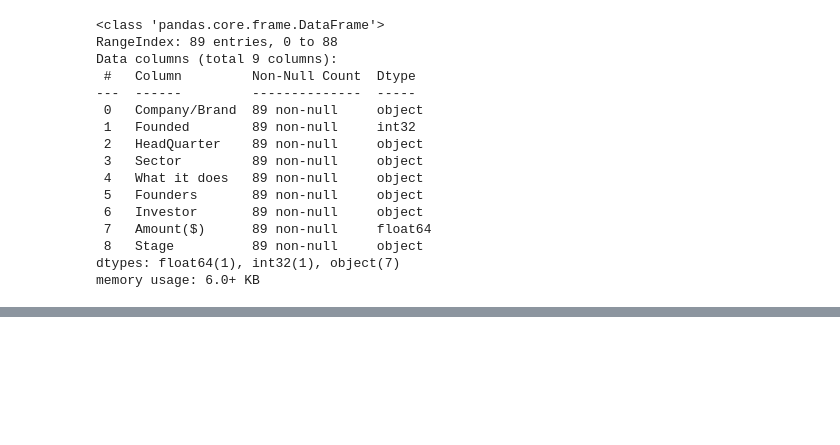
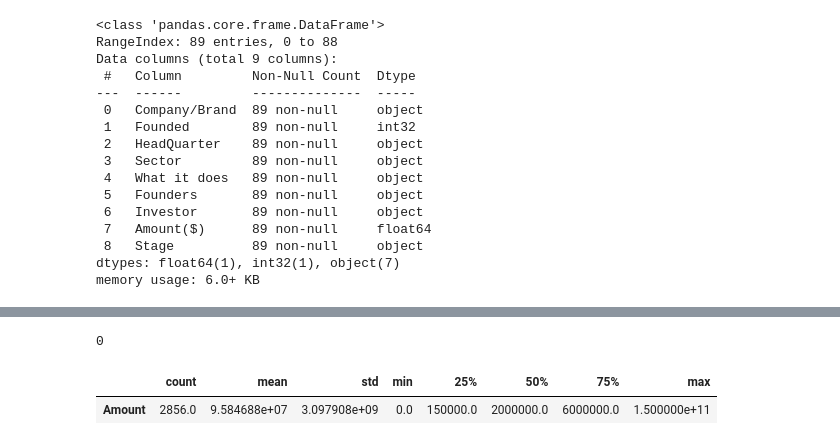
Before and after one commit to codeayiku/Demo-indian-start-up, a Jupyter notebook: Notebooks/India.ipynb, the cells around one changed output, grey strips where cells are left out. Drawn from its saved outputs; the diff is of its cells as text; code cells hidden in the pictures; blank space fills up the shorter version.

```diff
--- a/Notebooks/India.ipynb
+++ b/Notebooks/India.ipynb
@@ -881,0 +944,9 @@ memory usage: 6.0+ KB
+# %%
+df_combined.duplicated().sum()
+# %% [output]
+0
+# %%
+df_combined.describe().T
+# %% [output]
+|  | count | mean | std | min | 25% | 50% | 75% | max |
+| Amount | 2856.0 | 9.584688e+07 | 3.097908e+09 | 0.0 | 150000.0 | 2000000.0 | 6000000.0 | 1.500000e+11 |
```
Also changed, not shown: parts of 15 cells of this notebook.
